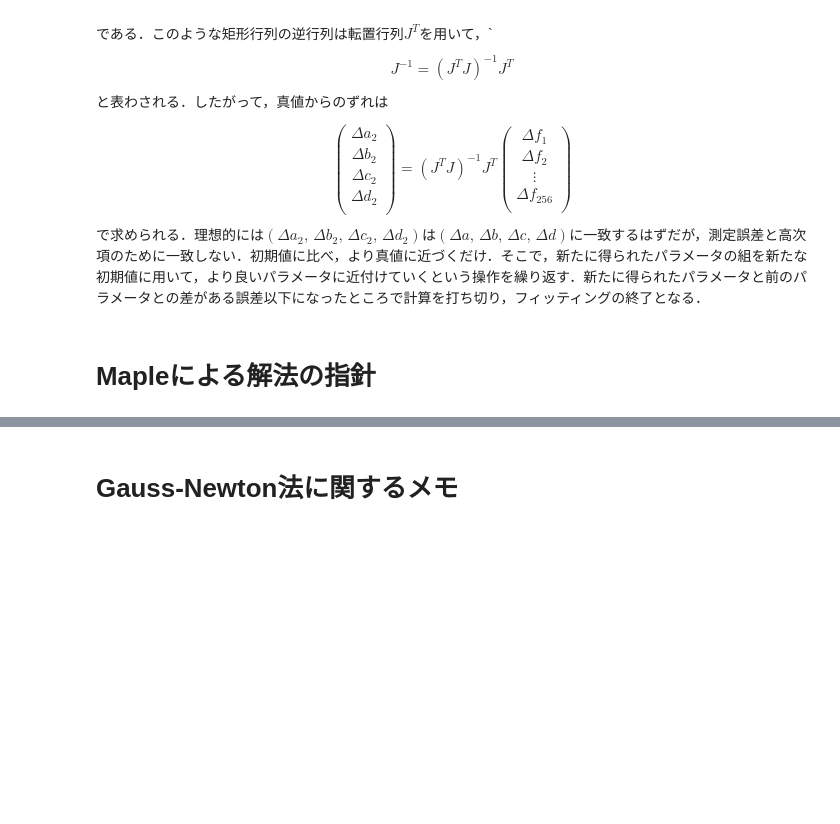
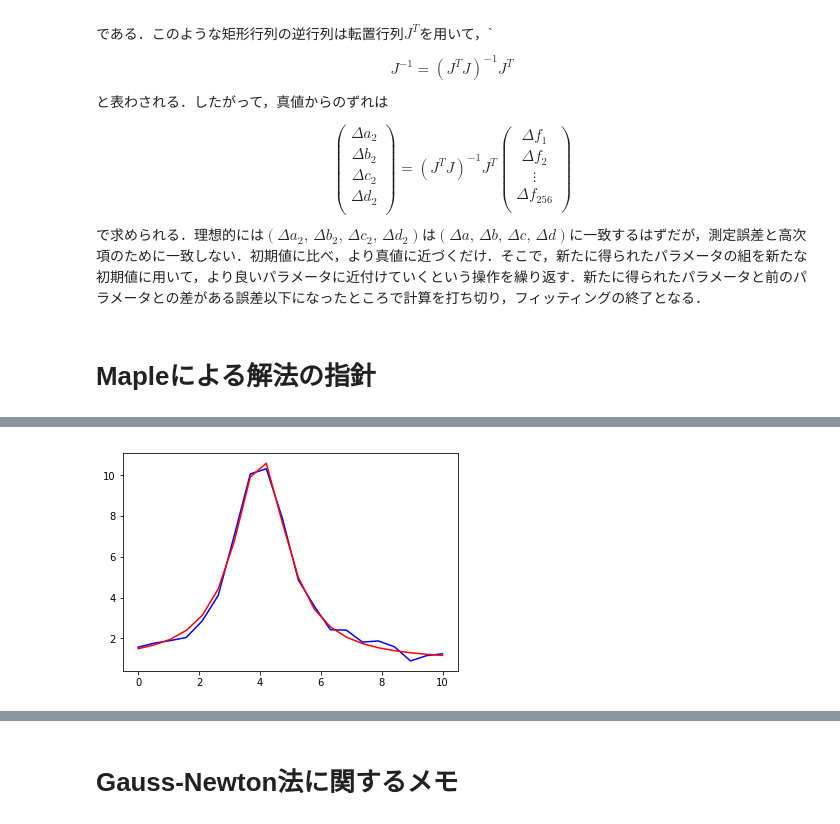
Before and after one commit to daddygongon/jupyter_num_calc, a Jupyter notebook: notebooks_python/nonlinearfit.ipynb, the cells around one changed output, grey strips where cells are left out. Drawn from its saved outputs; the diff is of its cells as text; code cells hidden in the pictures; blank space fills up the shorter version.

```diff
--- a/notebooks_python/nonlinearfit.ipynb
+++ b/notebooks_python/nonlinearfit.ipynb
@@ -210,0 +232,19 @@ $$
+# %%
+import numpy as np
+import matplotlib.pyplot as plt
+from scipy.optimize import curve_fit
+
+def func(t, a1, a2, a3, a4):
+    return a1+a2/(a3+(t-a4)**2)
+
+xdata = np.linspace(0, 10, 20)
+y = func(xdata, 1, 10, 1, 4)
+y_noise = 0.2 * np.random.normal(size=xdata.size)
+ydata = y + y_noise
+plt.plot(xdata, ydata, 'b-', label='data')
+
+popt, pcov = curve_fit(func, xdata, ydata)
+plt.plot(xdata, func(xdata, *popt), 'r-', label='fit')
+plt.show()
+# %% [output]
+[figure, added]
```
Also changed, not shown: parts of 7 cells of this notebook.
